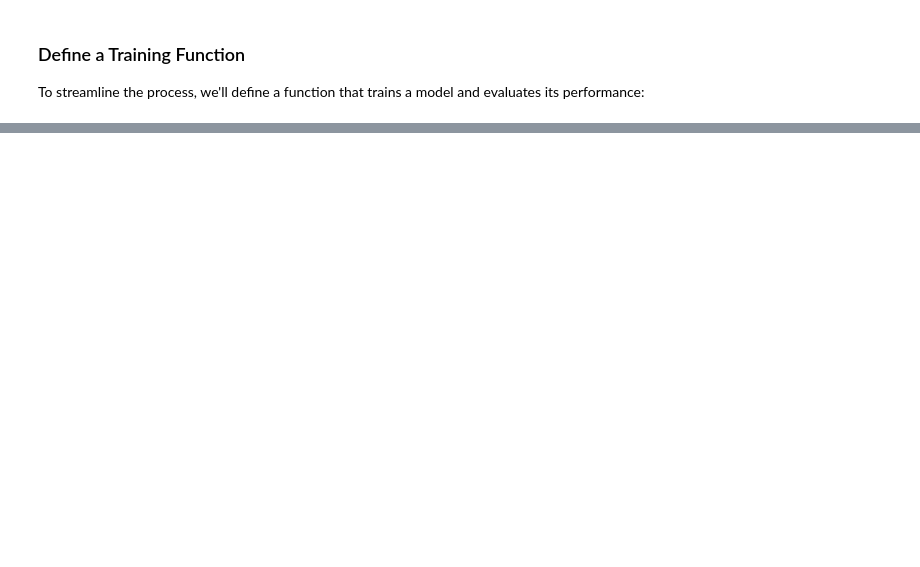
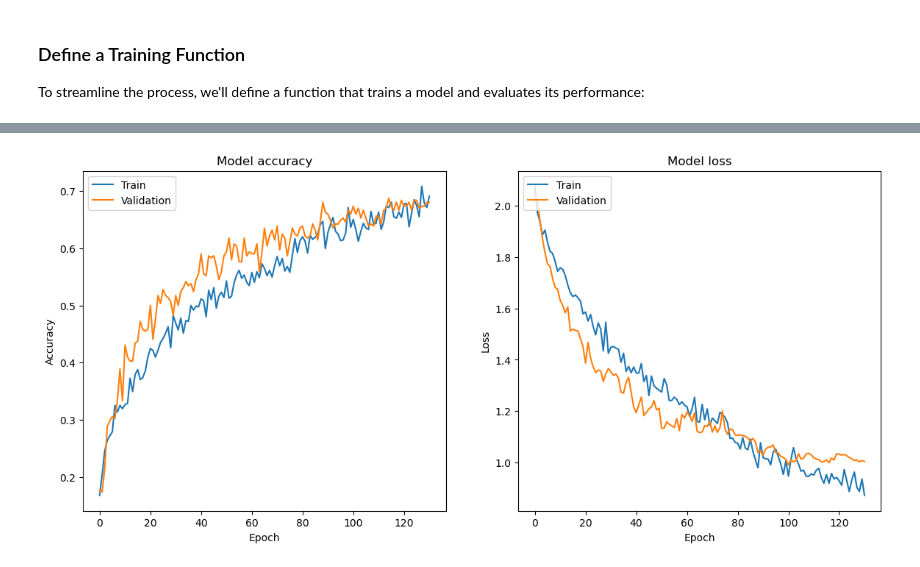
Before and after one commit to Avielstein/Natural-langauge-processing, a Jupyter notebook: AuralSent/AuralSent.ipynb, the cells around one changed output, grey strips where cells are left out. Drawn from its saved outputs; the diff is of its cells as text; code cells hidden in the pictures; blank space fills up the shorter version.

```diff
--- a/AuralSent/AuralSent.ipynb
+++ b/AuralSent/AuralSent.ipynb
@@ -451,0 +538,21 @@ Epoch 42/1000
+# %%
+from tensorflow.keras.callbacks import EarlyStopping, ModelCheckpoint
+# Define callbacks
+
+callbacks = [
+    EarlyStopping(monitor='val_loss', patience=30, verbose=0, mode='min', restore_best_weights=True),
+    ModelCheckpoint(f'cnn_best_model.h5', monitor='val_loss', save_best_only=True, mode='min', verbose=0),
+    ReduceLROnPlateau(monitor='val_loss', factor=0.5, patience=10, verbose=0, mode='min'),
+]
+
+history = model.fit(
+    X_train, y_train,
+    epochs=1000,
+    batch_size=8,
+    validation_data=(X_val, y_val),
+    verbose=1,
+    callbacks=callbacks
+    )
+
+loss, accuracy = model.evaluate(X_test, y_test, verbose=0)
+print(f"Test Accuracy: {accuracy*100:.2f}%")
@@ -451,0 +577,23 @@ Epoch 42/1000
+# %%
+# Plot training & validation accuracy values
+plt.figure(figsize=(14, 6))
+plt.subplot(1, 2, 1)
+plt.plot(history.history['accuracy'], label='Train')
+plt.plot(history.history['val_accuracy'], label='Validation')
+plt.title('Model accuracy')
+plt.ylabel('Accuracy')
+plt.xlabel('Epoch')
+plt.legend(loc='upper left')
+
+# Plot training & validation loss values
+plt.subplot(1, 2, 2)
+plt.plot(history.history['loss'], label='Train')
+plt.plot(history.history['val_loss'], label='Validation')
+plt.title('Model loss')
+plt.ylabel('Loss')
+plt.xlabel('Epoch')
+plt.legend(loc='upper left')
+
+plt.show()
+# %% [output]
+[figure, added]
```
Also changed, not shown: parts of 11 cells of this notebook, 10 other files.
